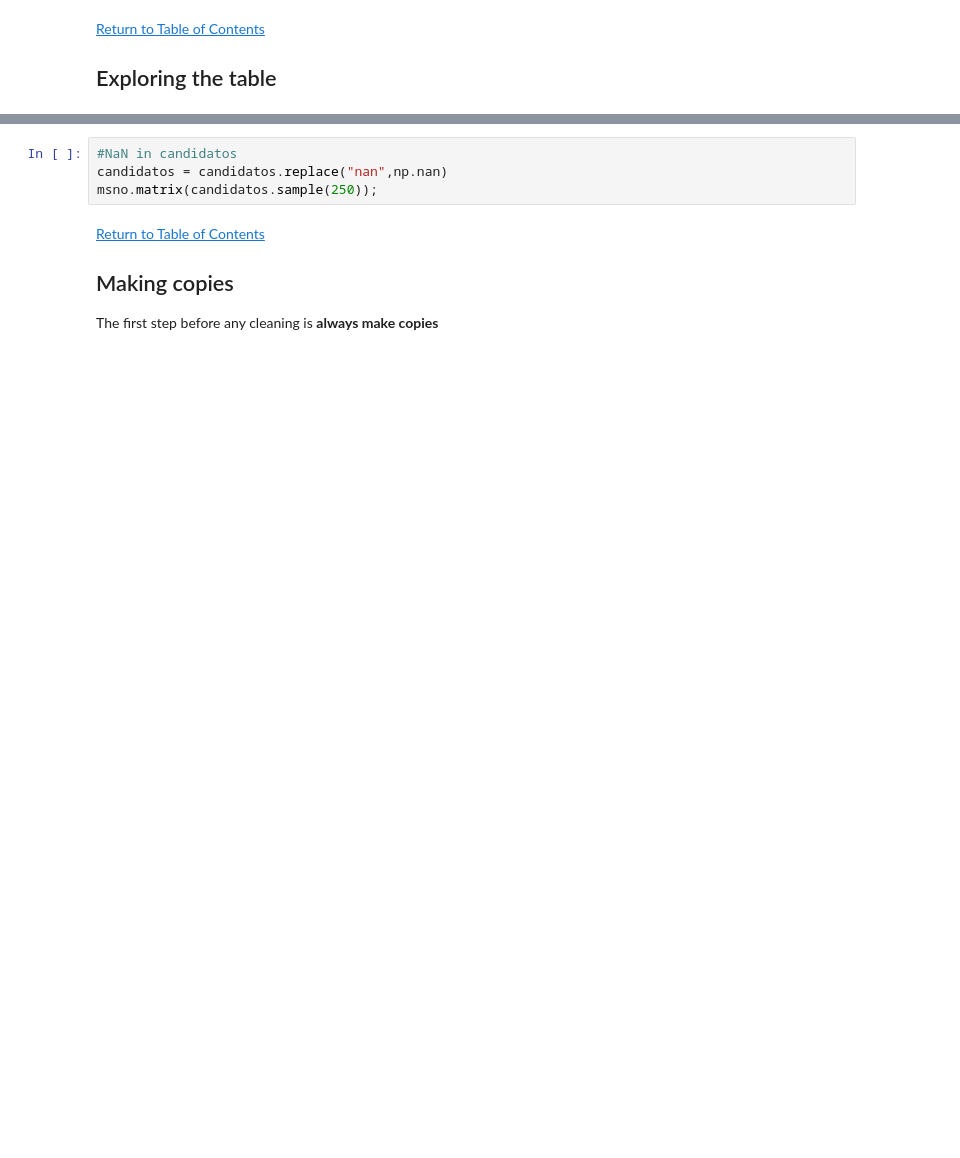
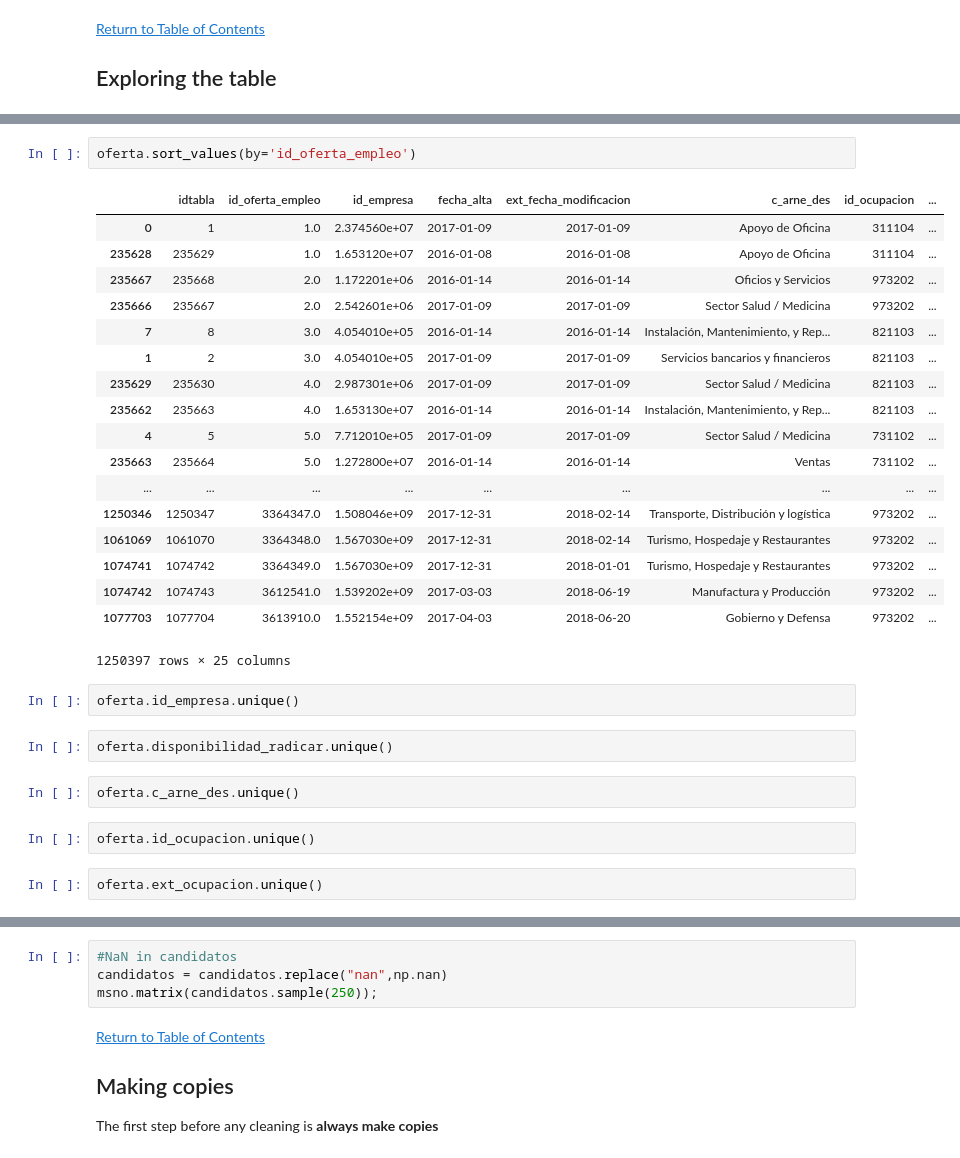
Before and after one commit to Lilianasu/SNEmpleo, a Jupyter notebook: 4.4 Cleaning oferta empleo.ipynb, the cells around one changed output, grey strips where cells are left out. Cells and saved outputs as stored; diff of their text form; blank space fills up the shorter version.

```diff
--- a/4.4 Cleaning oferta empleo.ipynb
+++ b/4.4 Cleaning oferta empleo.ipynb
@@ -233,0 +213,31 @@ candidatos.estatus_candidato_colocados.unique()
+# %%
+oferta.sort_values(by='id_oferta_empleo')
+# %% [output]
+|  | idtabla | id_oferta_empleo | id_empresa | fecha_alta | ext_fecha_modificacion | c_arne_des | id_ocupacion | ... |
+| 0 | 1 | 1.0 | 2.374560e+07 | 2017-01-09 | 2017-01-09 | Apoyo de Oficina | 311104 | ... |
+| 235628 | 235629 | 1.0 | 1.653120e+07 | 2016-01-08 | 2016-01-08 | Apoyo de Oficina | 311104 | ... |
+| 235667 | 235668 | 2.0 | 1.172201e+06 | 2016-01-14 | 2016-01-14 | Oficios y Servicios | 973202 | ... |
+| 235666 | 235667 | 2.0 | 2.542601e+06 | 2017-01-09 | 2017-01-09 | Sector Salud / Medicina | 973202 | ... |
+| 7 | 8 | 3.0 | 4.054010e+05 | 2016-01-14 | 2016-01-14 | Instalación, Mantenimiento, y Rep... | 821103 | ... |
+| 1 | 2 | 3.0 | 4.054010e+05 | 2017-01-09 | 2017-01-09 | Servicios bancarios y financieros | 821103 | ... |
+| 235629 | 235630 | 4.0 | 2.987301e+06 | 2017-01-09 | 2017-01-09 | Sector Salud / Medicina | 821103 | ... |
+| 235662 | 235663 | 4.0 | 1.653130e+07 | 2016-01-14 | 2016-01-14 | Instalación, Mantenimiento, y Rep... | 821103 | ... |
+| 4 | 5 | 5.0 | 7.712010e+05 | 2017-01-09 | 2017-01-09 | Sector Salud / Medicina | 731102 | ... |
+| 235663 | 235664 | 5.0 | 1.272800e+07 | 2016-01-14 | 2016-01-14 | Ventas | 731102 | ... |
+| ... | ... | ... | ... | ... | ... | ... | ... | ... |
+| 1250346 | 1250347 | 3364347.0 | 1.508046e+09 | 2017-12-31 | 2018-02-14 | Transporte, Distribución y logística | 973202 | ... |
+| 1061069 | 1061070 | 3364348.0 | 1.567030e+09 | 2017-12-31 | 2018-02-14 | Turismo, Hospedaje y Restaurantes | 973202 | ... |
+| 1074741 | 1074742 | 3364349.0 | 1.567030e+09 | 2017-12-31 | 2018-01-01 | Turismo, Hospedaje y Restaurantes | 973202 | ... |
+| 1074742 | 1074743 | 3612541.0 | 1.539202e+09 | 2017-03-03 | 2018-06-19 | Manufactura y Producción | 973202 | ... |
+| 1077703 | 1077704 | 3613910.0 | 1.552154e+09 | 2017-04-03 | 2018-06-20 | Gobierno y Defensa | 973202 | ... |
+1250397 rows × 25 columns
+# %%
+oferta.id_empresa.unique()
+# %%
+oferta.disponibilidad_radicar.unique()
+# %%
+oferta.c_arne_des.unique()
+# %%
+oferta.id_ocupacion.unique()
+# %%
+oferta.ext_ocupacion.unique()
```
Also changed, not shown: parts of 104 cells of this notebook, 3 other files.
